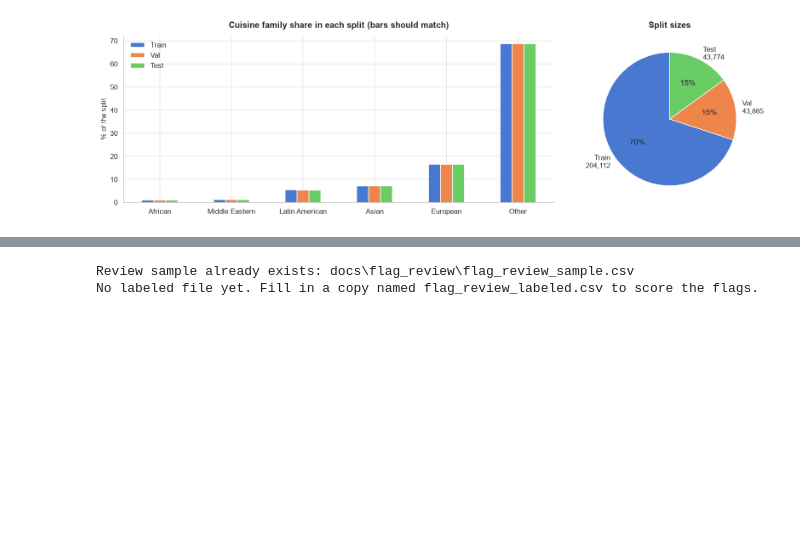
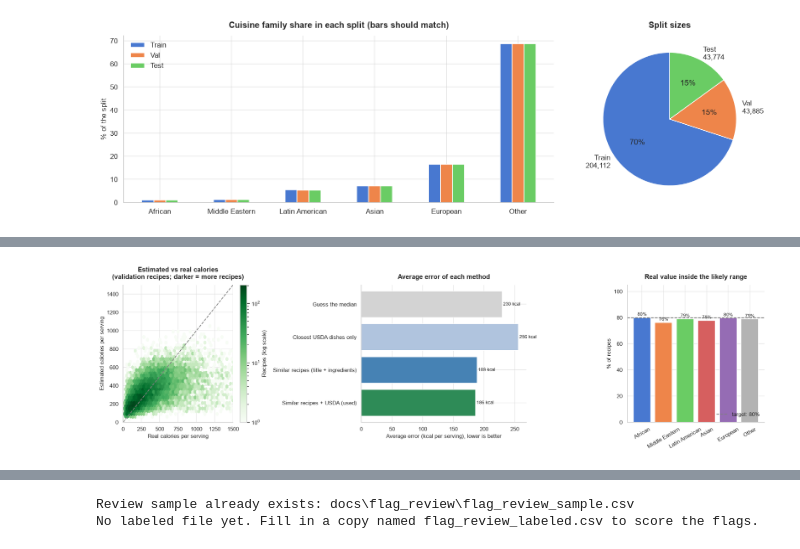
Before and after one commit to Chloe-Tu2/The-EverFlavor-AI, a Jupyter notebook: notebooks/01_data_acquisition_EverFlavor_V3.ipynb, the cells around one changed output, grey strips where cells are left out. Saved outputs shown, nothing was run; the diff lists cells and outputs as text; code cells hidden in the pictures; blank space fills up the shorter version.

```diff
--- a/notebooks/01_data_acquisition_EverFlavor_V3.ipynb
+++ b/notebooks/01_data_acquisition_EverFlavor_V3.ipynb
@@ -2205,7 +2213,7 @@ TAG_CHECKS = [  # (Food.com tag, our column, value our column should have)
 fc_tag_sets = df_fc["tags"].apply(lambda t: set(parse_label_list(t)))
 print("\nAgreement with Food.com's own dietary tags:")
 for tag, col, expected in TAG_CHECKS:
-    tagged = fc_tag_sets.apply(lambda s: tag in s)
+    tagged = fc_tag_sets.apply(lambda s, tag=tag: tag in s)
     n_tagged = tagged.sum()
     if n_tagged:
         agree = (df_fc.loc[tagged, col] == expected).mean() * 100
@@ -3035,0 +3599,40 @@ show_figure(fig, "09_splits")
+# %%
+fig, axes = plt.subplots(1, 3, figsize=(19, 5.5), gridspec_kw={"width_ratios": [1, 1.2, 1]})
+
+# Left: estimated vs real calories (the half of the validation recipes used for measuring)
+limit = 1500
+hexes = axes[0].hexbin(real_kcal[measure], estimated_kcal[measure], gridsize=45, cmap="Greens",
+                       bins="log", mincnt=1, extent=(0, limit, 0, limit))
+axes[0].plot([0, limit], [0, limit], ls="--", color="gray")
+axes[0].set_xlim(0, limit)
+axes[0].set_ylim(0, limit)
+axes[0].set_xlabel("Real calories per serving")
+axes[0].set_ylabel("Estimated calories per serving")
+axes[0].set_title("Estimated vs real calories\n(validation recipes; darker = more recipes)")
+fig.colorbar(hexes, ax=axes[0], label="Recipes (log scale)")
+
+# Middle: average error of each method
+errors = estimate_accuracy["average error (kcal)"]
+colors = ["lightgray", "lightsteelblue", "steelblue", "seagreen"]
+axes[1].barh(errors.index, errors.values, color=colors)
+label_bars(axes[1], "{:,.0f} kcal")
+axes[1].invert_yaxis()
+axes[1].set_xlabel("Average error (kcal per serving), lower is better")
+axes[1].set_title("Average error of each method")
+
+# Right: real value inside the likely range, by cuisine family
+check_family = check_rows["cuisine_family"].to_numpy()
+coverage = pd.Series({f: in_range[measure & (check_family == f)].mean() * 100
+                      for f in FAMILY_ORDER if (measure & (check_family == f)).any()})
+axes[2].bar(coverage.index, coverage.values, color=[FAMILY_COLORS[f] for f in coverage.index])
+axes[2].axhline(80, ls="--", color="gray", label="target: 80%")
+label_bars(axes[2], "{:.0f}%")
+axes[2].set_ylim(0, 105)
+axes[2].legend(loc="lower right")
+axes[2].set_ylabel("% of recipes")
+axes[2].tick_params(axis="x", rotation=30)
+axes[2].set_title("Real value inside the likely range")
+
+show_figure(fig, "15_nutrition_estimates")
+# %% [output]
+[figure, added]
```
Also changed, not shown: parts of 46 cells of this notebook, 4 other files.
